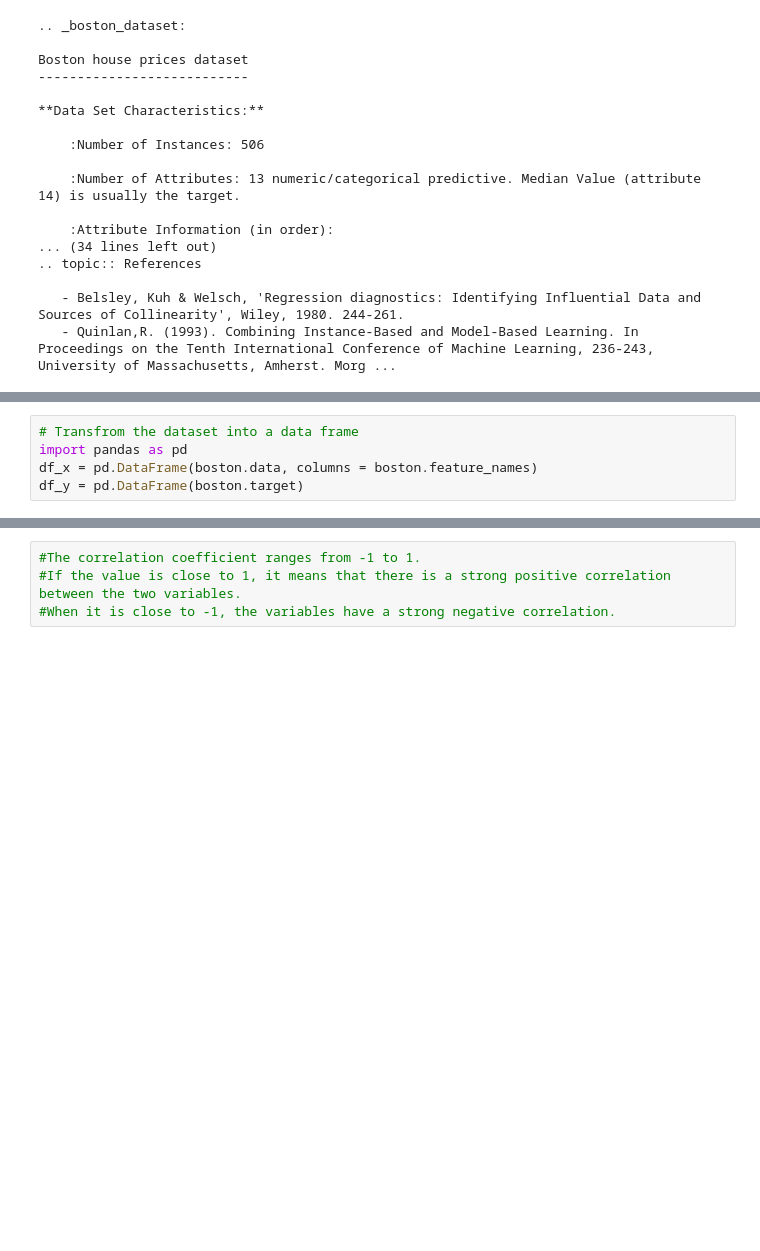
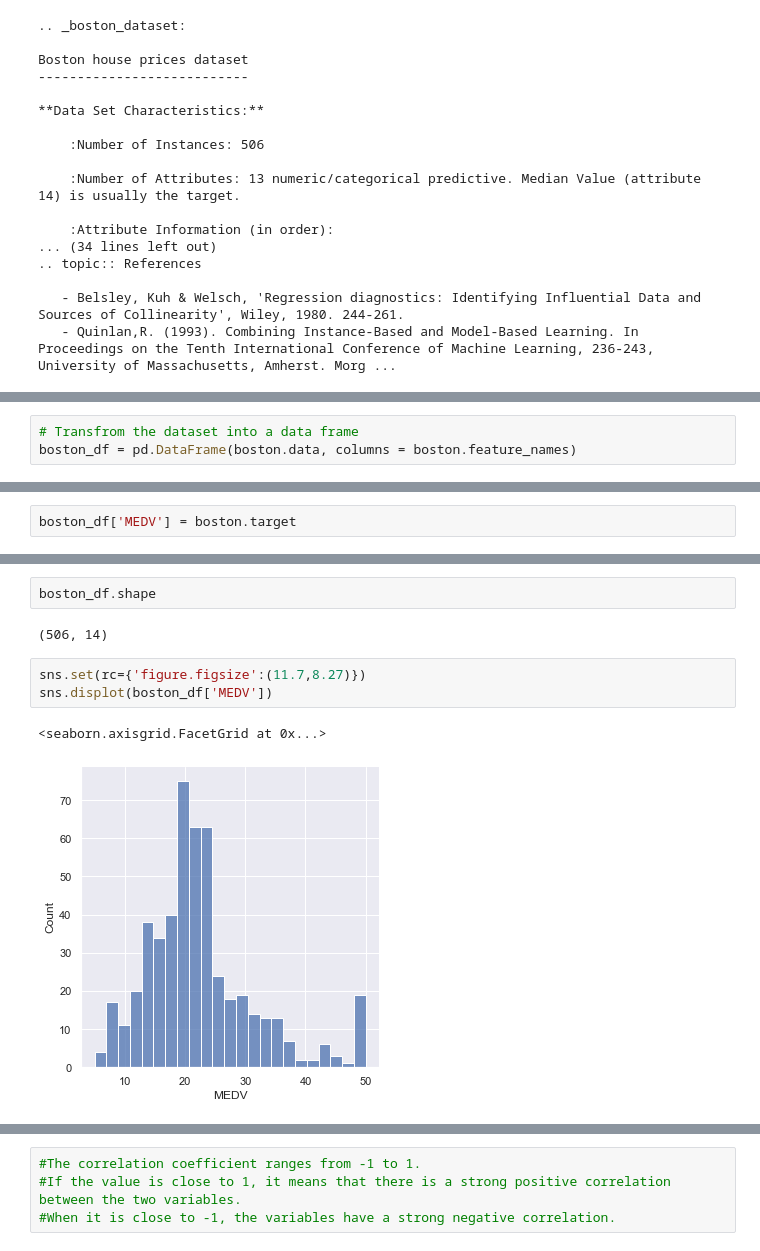
Before and after one commit to DSpythonpizza/LinearRegression, a Jupyter notebook: LinearRegression.ipynb, the cells around one changed output, grey strips where cells are left out. Drawn from its saved outputs; the diff is of its cells as text; blank space fills up the shorter version.

```diff
--- a/LinearRegression.ipynb
+++ b/LinearRegression.ipynb
@@ -113,5 +104,3 @@ Boston house prices dataset
 # %%
 # Transfrom the dataset into a data frame
-import pandas as pd
-df_x = pd.DataFrame(boston.data, columns = boston.feature_names)
-df_y = pd.DataFrame(boston.target)
+boston_df = pd.DataFrame(boston.data, columns = boston.feature_names)
@@ -137,0 +116,2 @@ print(df_x,df_y)
+# %%
+boston_df['MEDV'] = boston.target
@@ -246,0 +159,10 @@ boston_df.corr().round(2)
+# %%
+boston_df.shape
+# %% [output]
+(506, 14)
+# %%
+sns.set(rc={'figure.figsize':(11.7,8.27)})
+sns.displot(boston_df['MEDV'])
+# %% [output]
+<seaborn.axisgrid.FacetGrid at 0x...>
+[figure, added]
```
Also changed, not shown: parts of 58 cells of this notebook.
